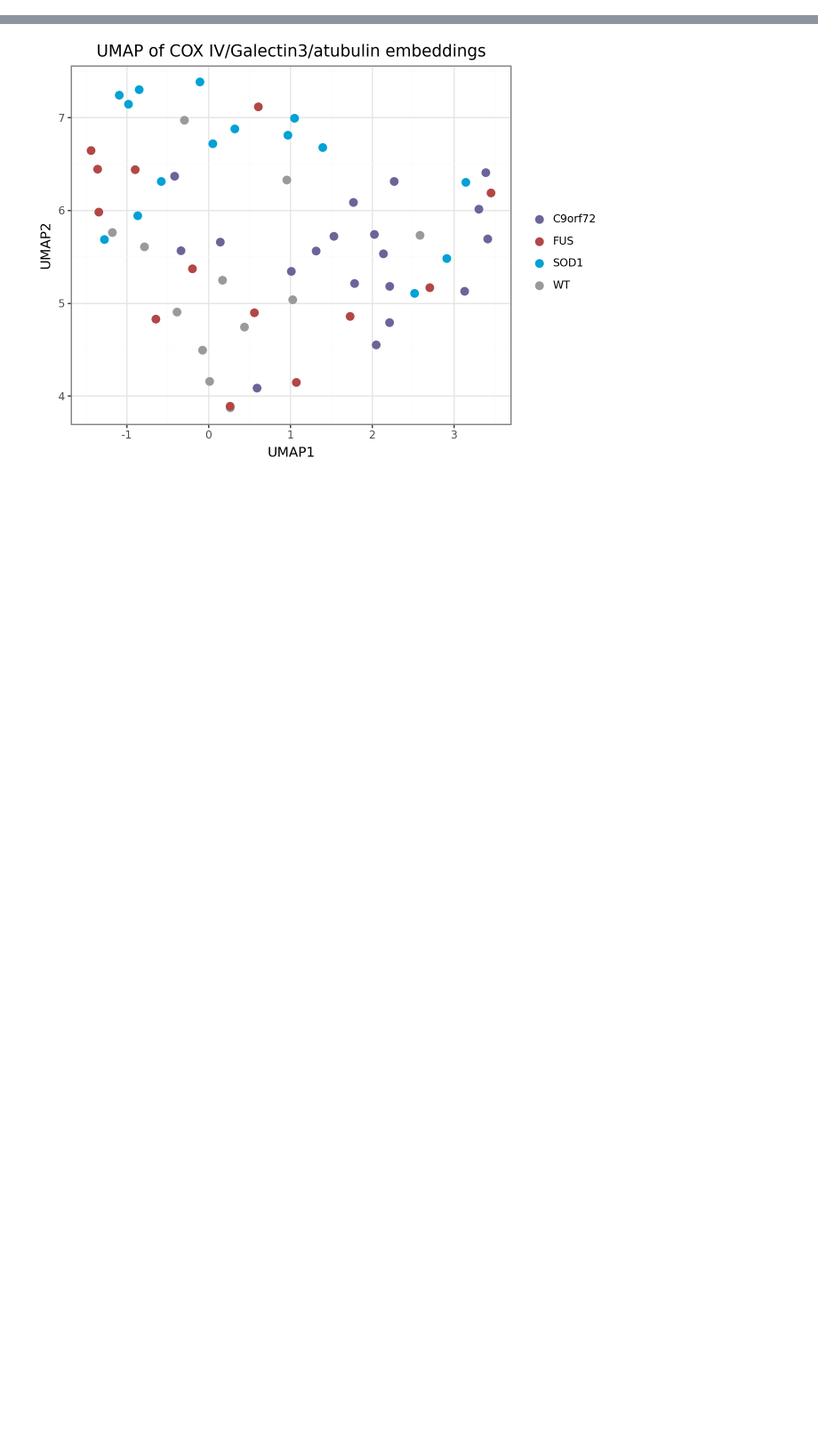
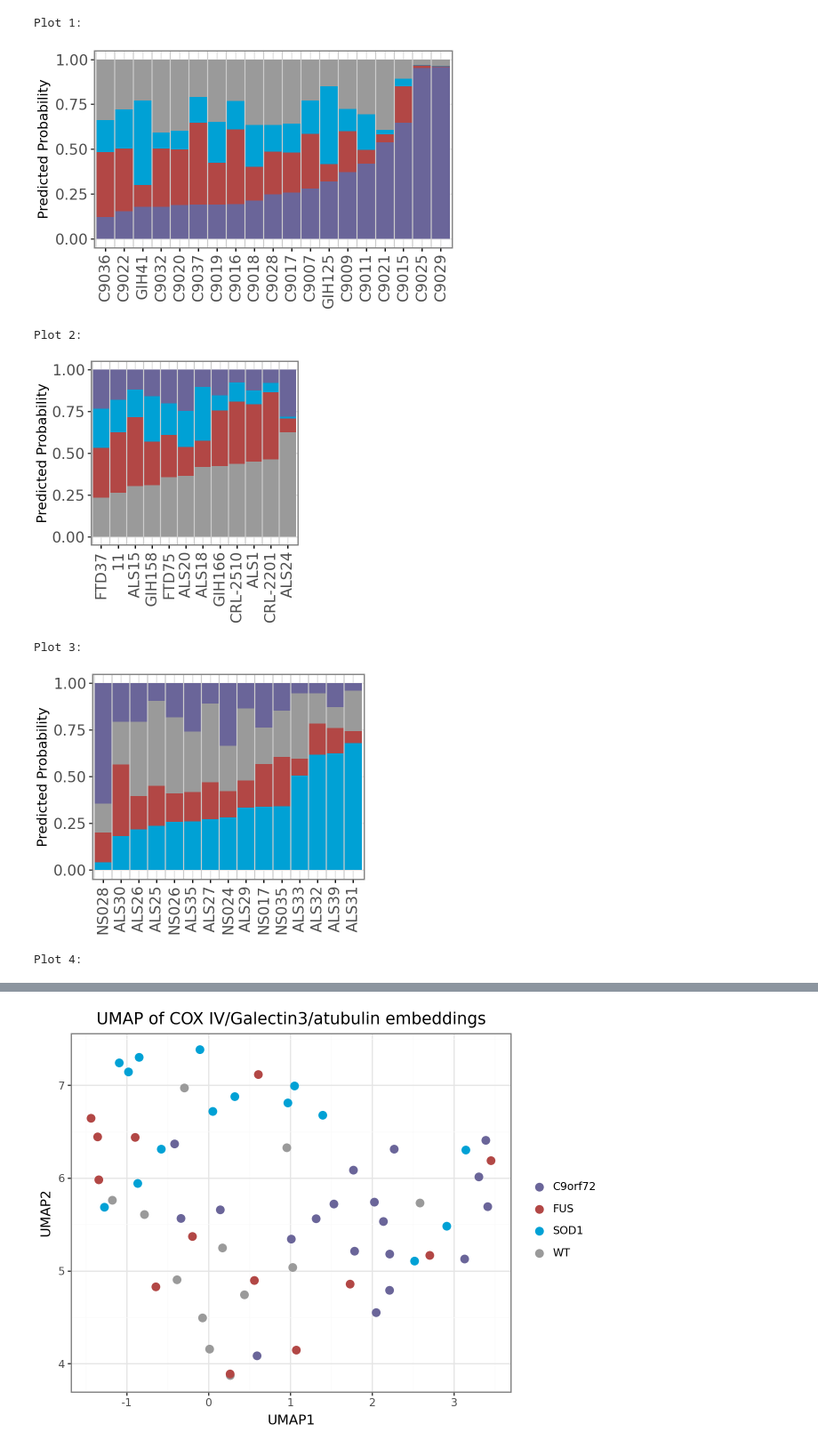
Before and after one commit to AltschulerWu-Lab/maps, a Jupyter notebook: template_analyses/multimarker_multiclass.ipynb, the cells around one changed output, grey strips where cells are left out. Shown: that part at 89% size. Drawn from its saved outputs; the diff is of its cells as text; code cells hidden in the pictures; blank space fills up the shorter version.

```diff
--- a/template_analyses/multimarker_multiclass.ipynb
+++ b/template_analyses/multimarker_multiclass.ipynb
@@ -107,7 +109,7 @@ train = training.train
 MultiAntibodyClassifier = models.MultiAntibodyClassifier
 
 # Initiaize model and train
-train_config.n_epochs = 100
+train_config.n_epochs = 250
 train_config.patience = 10
 train_config.lr = 1e-3
 
@@ -154,7 +156,7 @@ with torch.no_grad():
         y_line = batch[list(batch.keys())[0]][1].to(device)
         cell_lines.extend([batch[list(batch.keys())[0]][-1]])
 
-        cell_logits, line_logits, embs = model(
+        cell_logits, line_logits, embs, _ = model(
             x_dict, return_embedding=True
         )
 
@@ -314,0 +321,19 @@ for group_mut in mut_order:
+# %%
+import matplotlib.pyplot as plt
+from plotnine import ggplot, aes, geom_point
+
+response_map = dataloader_config.response_map["Mutations"]
+plots = make_mulciclass_plots(df, response_map, "agg")
+
+# Display plots in a row using plotnine's built-in capabilities
+for i, p in enumerate(plots):
+    print(f"Plot {i+1}:")
+    display(p)
+# %% [output]
+Plot 1:
+[figure, added]
+Plot 2:
+[figure, added]
+Plot 3:
+[figure, added]
+Plot 4:
```
Also changed, not shown: parts of 7 cells of this notebook, 8 other files.
